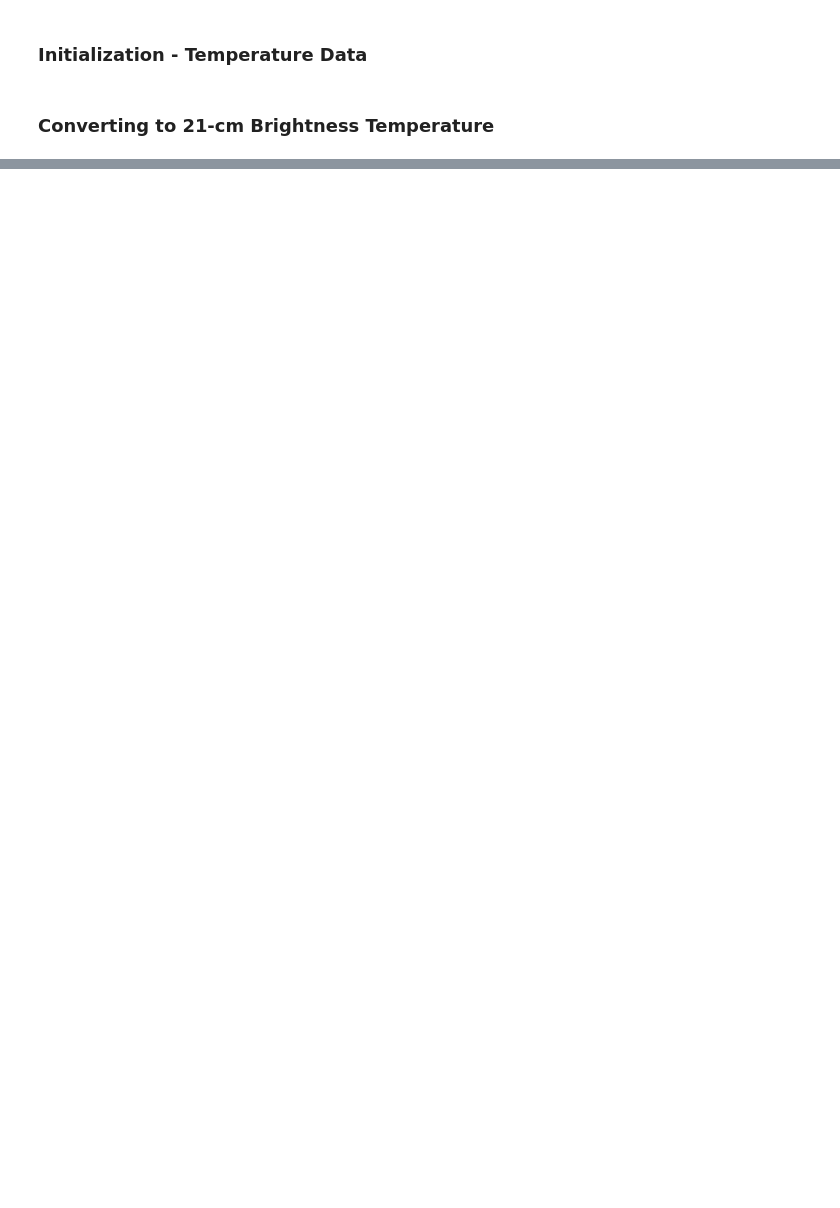
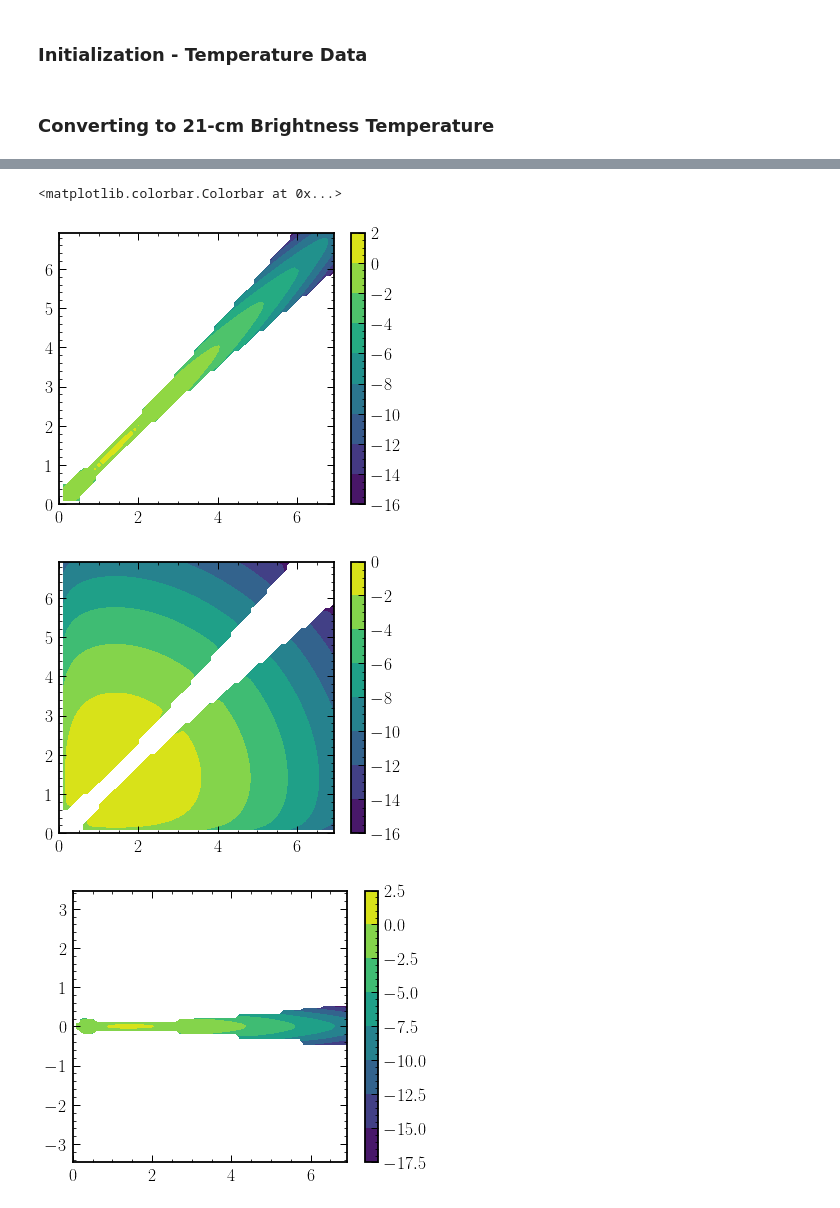
Before and after one commit to hongwanliu/millicharged_DM_with_bath, a Jupyter notebook: notebooks/Fluctuations.ipynb, the cells around one changed output, grey strips where cells are left out. Cells and saved outputs as stored; diff of their text form; code cells hidden in the pictures; blank space fills up the shorter version.

Commit message:
tried integrating with respect to u1 + u2, u1 - u2. Didn't work.

```diff
--- a/notebooks/Fluctuations.ipynb
+++ b/notebooks/Fluctuations.ipynb
@@ -164,0 +376,6 @@ data = np.array([np.loadtxt(data_folder+'mc100MeV_mm'+mm_string+'_z_'+str(int(z)
+# %%
+%autoreload 2
+
+T21_fluc = fluctuations.Fluctuations(Vlis*29., T21_data_reduced)
+
+spsm_res = T21_fluc.xi_f_numerical([1])
@@ -164,0 +394,13 @@ data = np.array([np.loadtxt(data_folder+'mc100MeV_mm'+mm_string+'_z_'+str(int(z)
+# %%
+u_ary = Vlis * 29 / (29 / np.sqrt(3))
+u_ary = np.linspace(u_ary[0], u_ary[-1], 70)
+sp_ary = np.array(u_ary)
+sm_sub_ary = np.concatenate((
+    np.linspace(-u_ary[-1]/2, -0.3, 22),
+    np.flipud(-np.logspace(-4, np.log10(0.3), 16)[:-1]),
+    [0],
+    np.logspace(-4, np.log10(0.3), 16)[:-1],
+    np.linspace(0.3, u_ary[-1]/2, 22)
+))
+all_pts_ary = np.union1d(sp_ary, sm_sub_ary)
+sm_ary = all_pts_ary[all_pts_ary <= u_ary[-1]/2]
@@ -164,0 +436,41 @@ data = np.array([np.loadtxt(data_folder+'mc100MeV_mm'+mm_string+'_z_'+str(int(z)
+# %%
+plt.figure()
+
+plt.contourf(u_ary, u_ary, np.transpose(np.log10(u1u2_integ_dW[0])))
+
+plt.colorbar()
+
+plt.figure()
+
+plt.contourf(u_ary, u_ary, np.transpose(np.log10(-u1u2_integ_dW[0])))
+
+plt.colorbar()
+
+plt.figure()
+
+plt.contourf(sp_ary, sm_ary, np.transpose(np.log10(spsm_integ_dW[0])))
+
+plt.colorbar()
+
+plt.figure()
+
+plt.contourf(sp_ary, sm_ary, np.transpose(np.log10(-spsm_integ_dW[0])))
+
+plt.colorbar()
+
+# plt.figure()
+
+# plt.contourf(sp_ary, sm_ary, np.transpose(np.log10(spsm_res[1][0][:,:,0])))
+
+# plt.colorbar()
+
+# plt.figure()
+
+# plt.contourf(sp_ary, sm_ary, np.transpose(np.log10(-spsm_res[1][0][:,:,0])))
+
+# plt.colorbar()
+# %% [output]
+<matplotlib.colorbar.Colorbar at 0x...>
+[figure, added]
+[figure, added]
+[figure, added]
```
Also changed, not shown: parts of 28 cells of this notebook, 1 other file.
